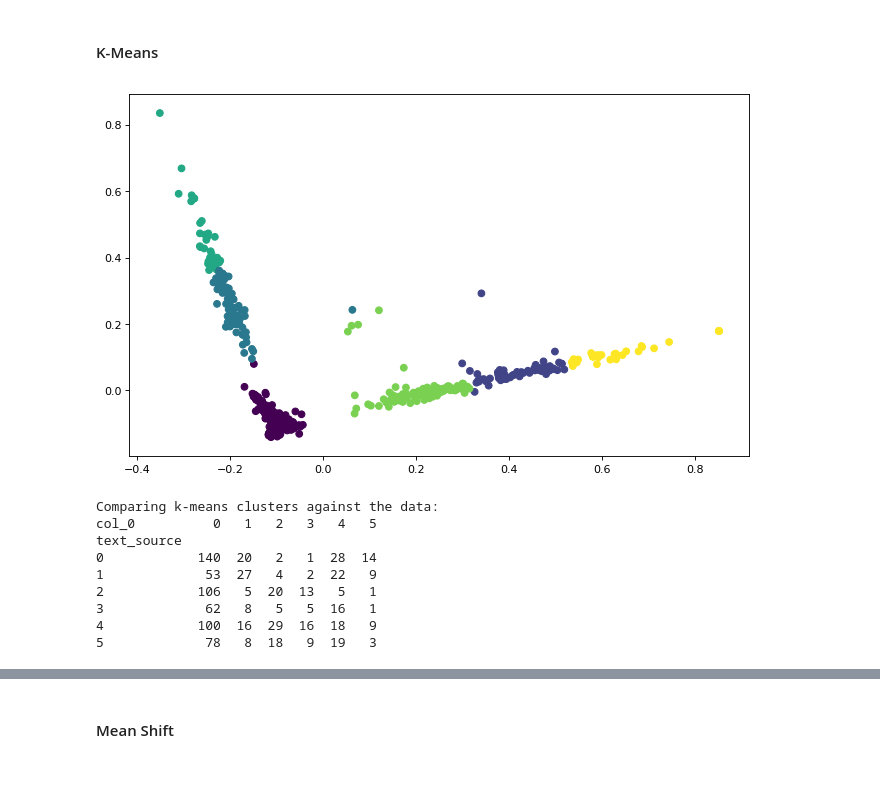
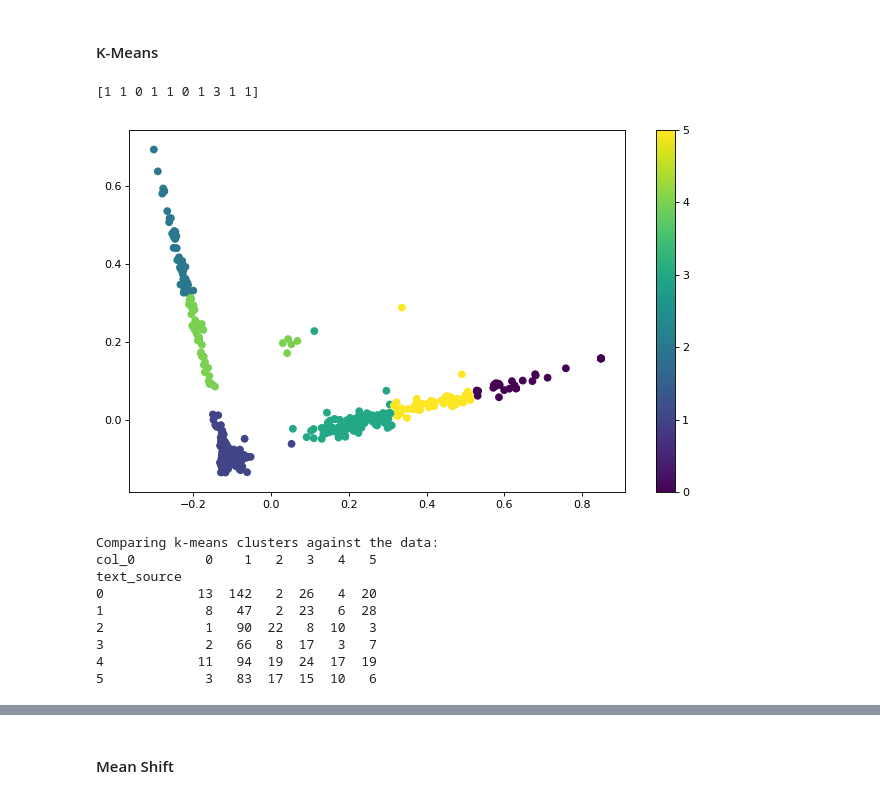
Before and after one commit to etterfred/Thinkful, a Jupyter notebook: Unsupervised_Capstone.ipynb, the cells around one changed output, grey strips where cells are left out. Drawn from its saved outputs; the diff is of its cells as text; code cells hidden in the pictures.

```diff
--- a/Unsupervised_Capstone.ipynb
+++ b/Unsupervised_Capstone.ipynb
@@ -144,7 +164,10 @@ wizard = gutenberg.raw('wizard.txt')
 
 # The Chapter indicator is idiosyncratic
 caesar = re.sub(r'Chapter \d+', '', caesar)
-# hamlet = re.sub(r'CHAPTER .*', '', hamlet)
+dracula = re.sub(r'CHAPTER .*', '', dracula)
+iliad = re.sub(r'BOOK .*', '', iliad)
+pan = re.sub(r'Chapter \d+', '', pan)
+tom = re.sub(r'CHAPTER .*', '', tom)
 
 # run these corpora through the text_cleaner function
 # trying to get a sample of about 15,000
@@ -397,26 +419,30 @@ X_test = sklearn.preprocessing.normalize(X_test)
 # %%
 # Reduce it to two components.
 x_pca = PCA(2).fit_transform(X_train)
 
 # Calculate predicted values.
-y_pred = KMeans(n_clusters=6, random_state=42).fit_predict(x_pca)
+y_pred = KMeans(n_clusters=6).fit_predict(x_pca)
+print(y_pred[:10])
 
 # Plot the solution.
 plt.figure(figsize=(10, 6), dpi=80)
 plt.scatter(x_pca[:, 0], x_pca[:, 1], c=y_pred)
+plt.colorbar()
+
 plt.show()
 
 # Check the solution against the data.
 print('Comparing k-means clusters against the data:')
 print(pd.crosstab(y_train, y_pred))
 # %% [output]
+[1 1 0 1 1 0 1 3 1 1]
-[figure, old version]
+[figure, new version]
-Comparing k-means clusters against the data:
-col_0          0   1   2   3   4   5
-text_source
-0            140  20   2   1  28  14
-1             53  27   4   2  22   9
-2            106   5  20  13   5   1
-3             62   8   5   5  16   1
-4            100  16  29  16  18   9
-5             78   8  18   9  19   3
+Comparing k-means clusters against the data:
+col_0         0    1   2   3   4   5
+text_source
+0            13  142   2  26   4  20
+1             8   47   2  23   6  28
+2             1   90  22   8  10   3
+3             2   66   8  17   3   7
+4            11   94  19  24  17  19
+5             3   83  17  15  10   6
```
Also changed, not shown: parts of 29 cells of this notebook.
